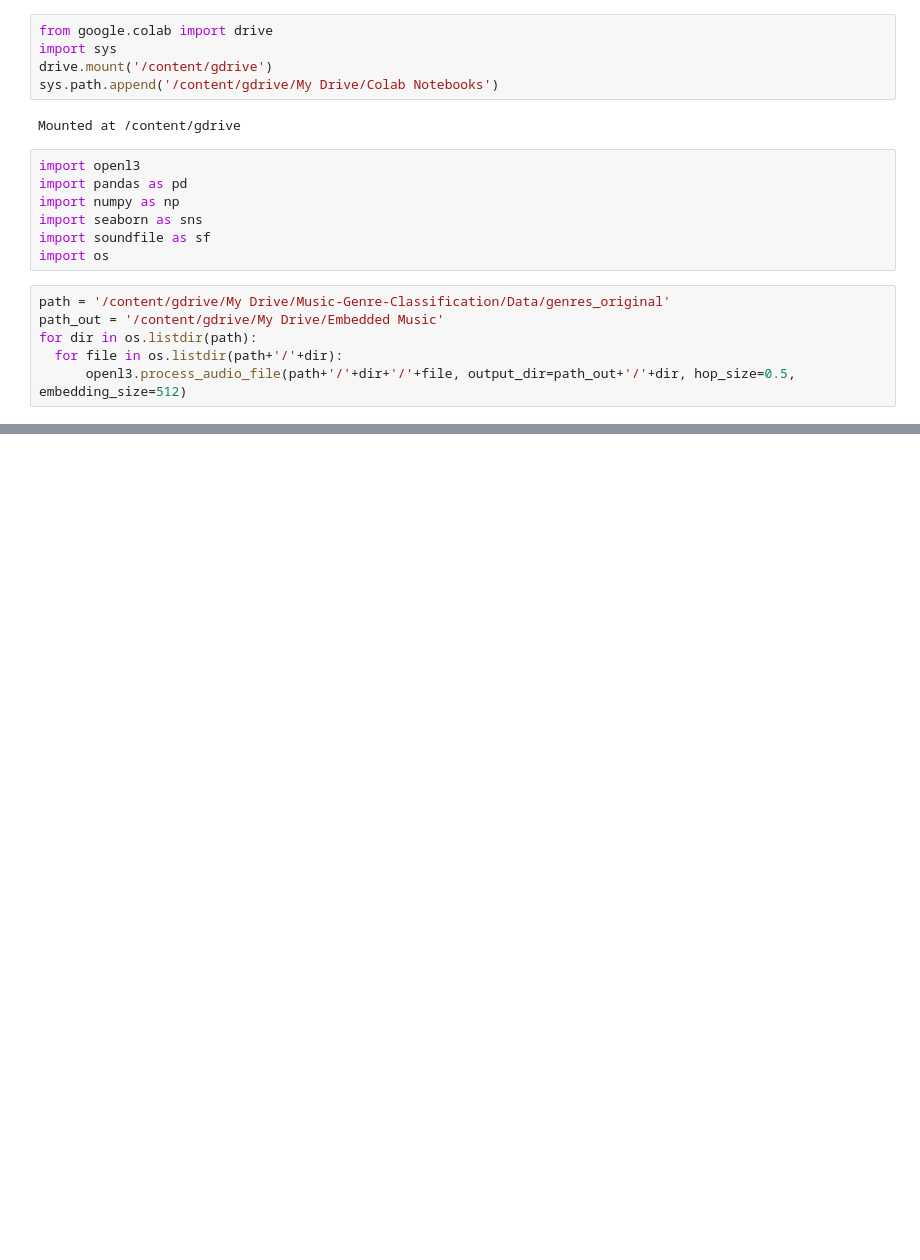
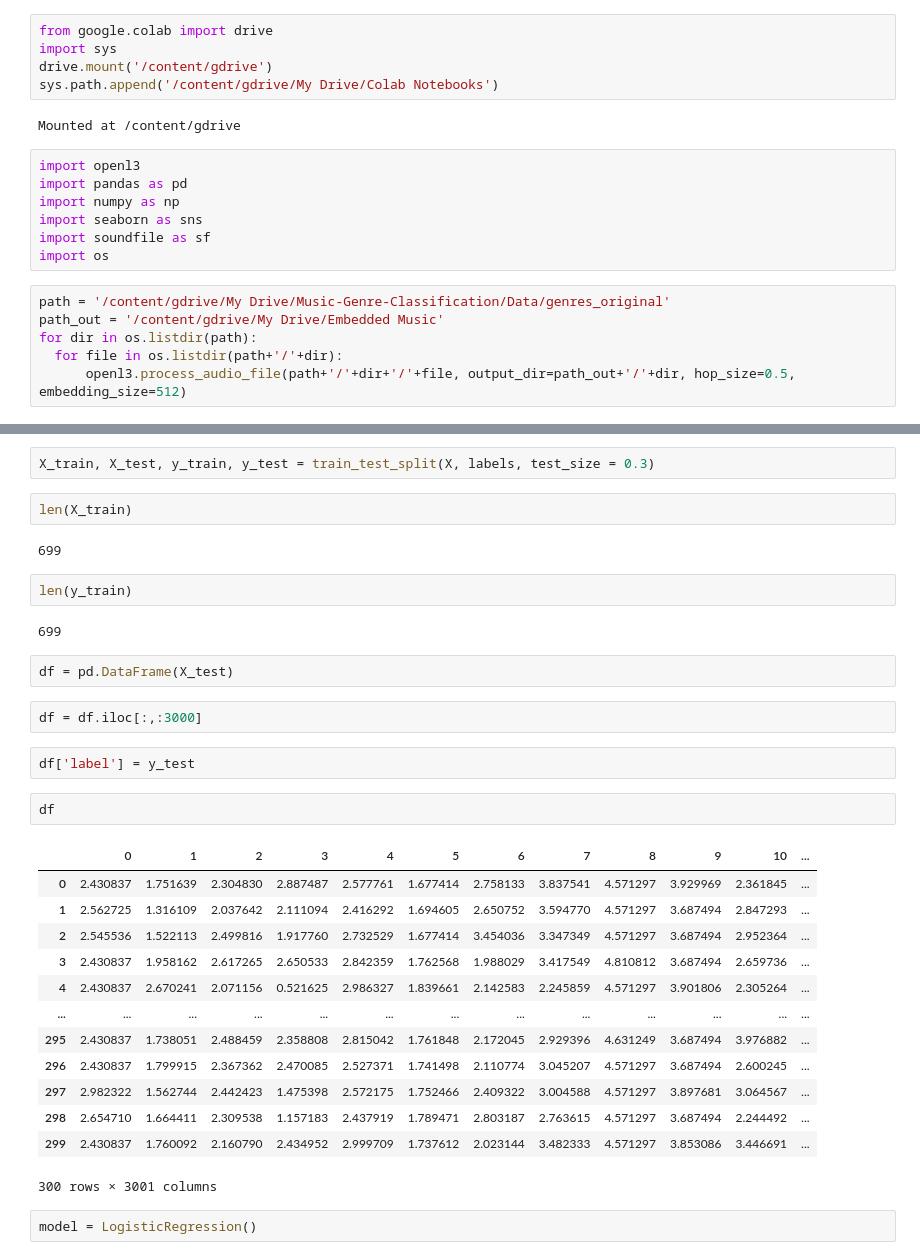
Before and after one commit to pszachew/Music-Genre-Classification, a Jupyter notebook: main_notebook.ipynb, the cells around one changed output, grey strips where cells are left out. Saved outputs shown, nothing was run; the diff lists cells and outputs as text; blank space fills up the shorter version.

```diff
--- a/main_notebook.ipynb
+++ b/main_notebook.ipynb
@@ -20,0 +32,34 @@ for dir in os.listdir(path):
+# %%
+X_train, X_test, y_train, y_test = train_test_split(X, labels, test_size = 0.3)
+# %%
+len(X_train)
+# %% [output]
+699
+# %%
+len(y_train)
+# %% [output]
+699
+# %%
+df = pd.DataFrame(X_test)
+# %%
+df = df.iloc[:,:3000]
+# %%
+df['label'] = y_test
+# %%
+df
+# %% [output]
+|  | 0 | 1 | 2 | 3 | 4 | 5 | 6 | 7 | 8 | 9 | 10 | ... |
+| 0 | 2.430837 | 1.751639 | 2.304830 | 2.887487 | 2.577761 | 1.677414 | 2.758133 | 3.837541 | 4.571297 | 3.929969 | 2.361845 | ... |
+| 1 | 2.562725 | 1.316109 | 2.037642 | 2.111094 | 2.416292 | 1.694605 | 2.650752 | 3.594770 | 4.571297 | 3.687494 | 2.847293 | ... |
+| 2 | 2.545536 | 1.522113 | 2.499816 | 1.917760 | 2.732529 | 1.677414 | 3.454036 | 3.347349 | 4.571297 | 3.687494 | 2.952364 | ... |
+| 3 | 2.430837 | 1.958162 | 2.617265 | 2.650533 | 2.842359 | 1.762568 | 1.988029 | 3.417549 | 4.810812 | 3.687494 | 2.659736 | ... |
+| 4 | 2.430837 | 2.670241 | 2.071156 | 0.521625 | 2.986327 | 1.839661 | 2.142583 | 2.245859 | 4.571297 | 3.901806 | 2.305264 | ... |
+| ... | ... | ... | ... | ... | ... | ... | ... | ... | ... | ... | ... | ... |
+| 295 | 2.430837 | 1.738051 | 2.488459 | 2.358808 | 2.815042 | 1.761848 | 2.172045 | 2.929396 | 4.631249 | 3.687494 | 3.976882 | ... |
+| 296 | 2.430837 | 1.799915 | 2.367362 | 2.470085 | 2.527371 | 1.741498 | 2.110774 | 3.045207 | 4.571297 | 3.687494 | 2.600245 | ... |
+| 297 | 2.982322 | 1.562744 | 2.442423 | 1.475398 | 2.572175 | 1.752466 | 2.409322 | 3.004588 | 4.571297 | 3.897681 | 3.064567 | ... |
+| 298 | 2.654710 | 1.664411 | 2.309538 | 1.157183 | 2.437919 | 1.789471 | 2.803187 | 2.763615 | 4.571297 | 3.687494 | 2.244492 | ... |
+| 299 | 2.430837 | 1.760092 | 2.160790 | 2.434952 | 2.999709 | 1.737612 | 2.023144 | 3.482333 | 4.571297 | 3.853086 | 3.446691 | ... |
+300 rows × 3001 columns
+# %%
+model = LogisticRegression()
```
Also changed, not shown: parts of 3 cells of this notebook.
